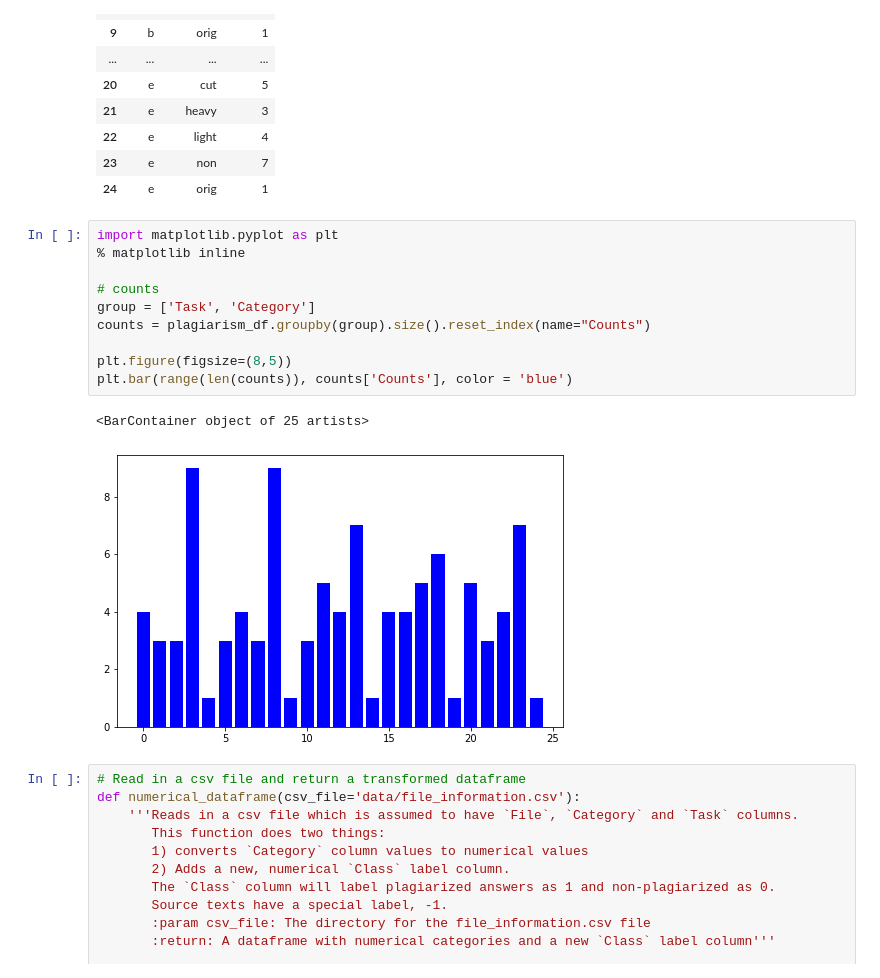
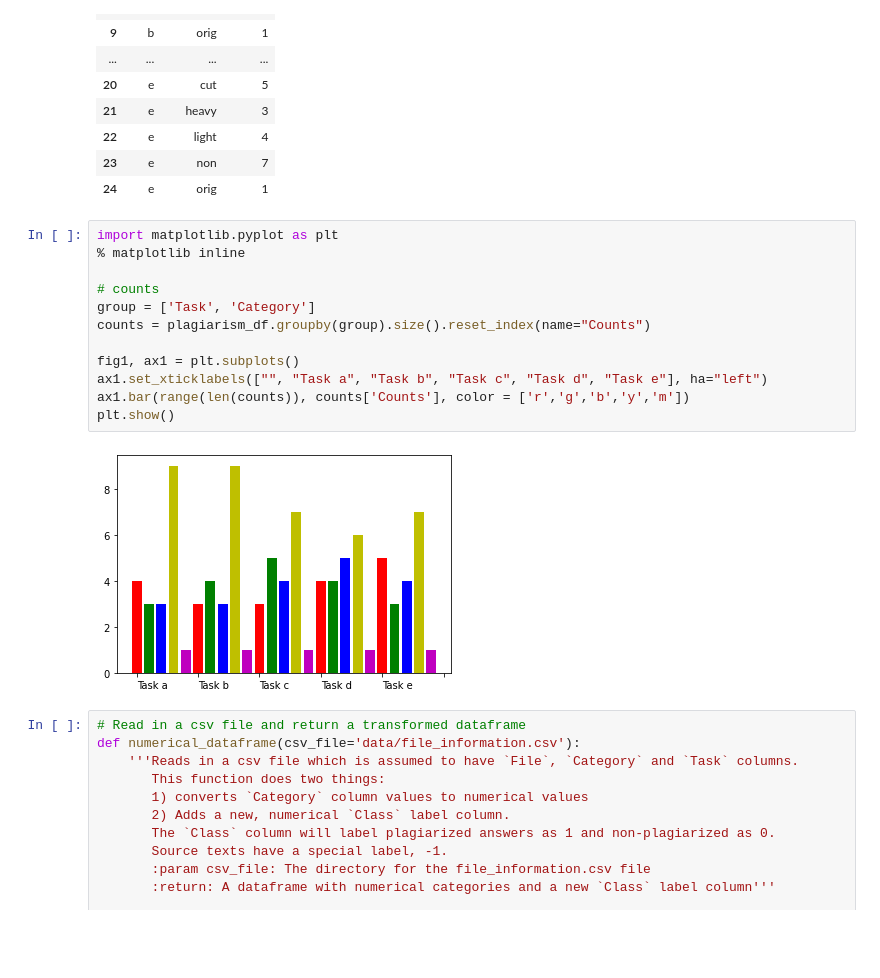
Before and after one commit to funnyPhani/plagiarism, a Jupyter notebook: research/Bert_Plagiarism_multilang.ipynb, the cells around one changed output. Saved outputs shown, nothing was run; the diff lists cells and outputs as text; blank space fills up the shorter version.

```diff
--- a/research/Bert_Plagiarism_multilang.ipynb
+++ b/research/Bert_Plagiarism_multilang.ipynb
@@ -608,16 +658,17 @@ Task & Plagiarism Level Combos :
 # %%
 import matplotlib.pyplot as plt
 % matplotlib inline
 
 # counts
 group = ['Task', 'Category']
 counts = plagiarism_df.groupby(group).size().reset_index(name="Counts")
 
-plt.figure(figsize=(8,5))
-plt.bar(range(len(counts)), counts['Counts'], color = 'blue')
+fig1, ax1 = plt.subplots()
+ax1.set_xticklabels(["", "Task a", "Task b", "Task c", "Task d", "Task e"], ha="left")
+ax1.bar(range(len(counts)), counts['Counts'], color = ['r','g','b','y','m'])
+plt.show()
 # %% [output]
-<BarContainer object of 25 artists>
-[figure, old version]
+[figure, new version]
 # %%
 # Read in a csv file and return a transformed dataframe
 def numerical_dataframe(csv_file='data/file_information.csv'):
```
Also changed, not shown: parts of 17 cells of this notebook, 6 other files.
